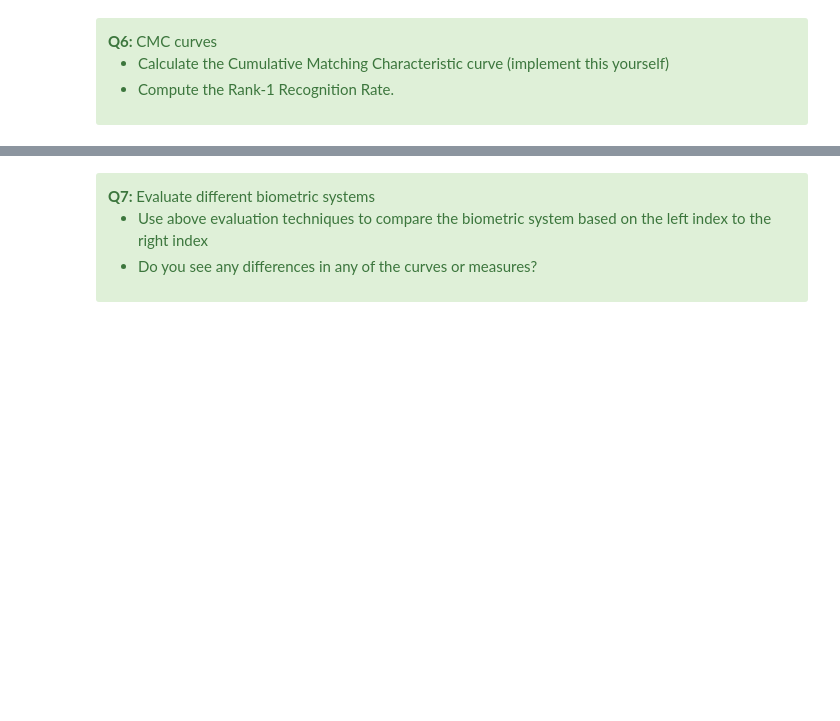
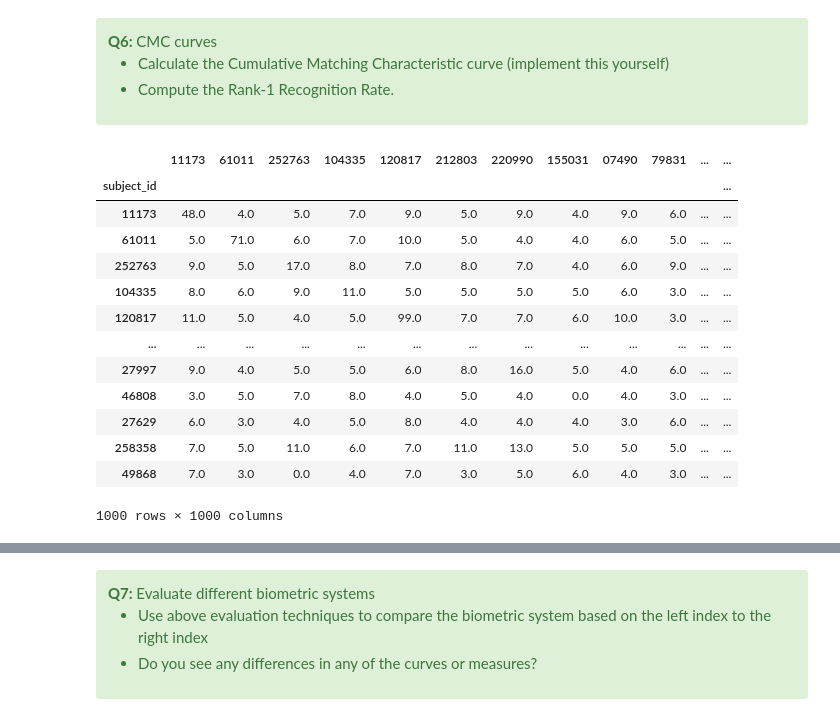
Before and after one commit to haroldsnyers/biometrics, a Jupyter notebook: Assignment1/assignment_1_2022.ipynb, the cells around one changed output, grey strips where cells are left out. Saved outputs shown, nothing was run; the diff lists cells and outputs as text; code cells hidden in the pictures; blank space fills up the shorter version.

```diff
--- a/Assignment1/assignment_1_2022.ipynb
+++ b/Assignment1/assignment_1_2022.ipynb
@@ -577,0 +571,17 @@ print(sim_mtx.shape)
+# %%
+li_similarity_matrix
+# %% [output]
+|  | 11173 | 61011 | 252763 | 104335 | 120817 | 212803 | 220990 | 155031 | 07490 | 79831 | ... | ... |
+| subject_id |  |  |  |  |  |  |  |  |  |  |  | ... |
+| 11173 | 48.0 | 4.0 | 5.0 | 7.0 | 9.0 | 5.0 | 9.0 | 4.0 | 9.0 | 6.0 | ... | ... |
+| 61011 | 5.0 | 71.0 | 6.0 | 7.0 | 10.0 | 5.0 | 4.0 | 4.0 | 6.0 | 5.0 | ... | ... |
+| 252763 | 9.0 | 5.0 | 17.0 | 8.0 | 7.0 | 8.0 | 7.0 | 4.0 | 6.0 | 9.0 | ... | ... |
+| 104335 | 8.0 | 6.0 | 9.0 | 11.0 | 5.0 | 5.0 | 5.0 | 5.0 | 6.0 | 3.0 | ... | ... |
+| 120817 | 11.0 | 5.0 | 4.0 | 5.0 | 99.0 | 7.0 | 7.0 | 6.0 | 10.0 | 3.0 | ... | ... |
+| ... | ... | ... | ... | ... | ... | ... | ... | ... | ... | ... | ... | ... |
+| 27997 | 9.0 | 4.0 | 5.0 | 5.0 | 6.0 | 8.0 | 16.0 | 5.0 | 4.0 | 6.0 | ... | ... |
+| 46808 | 3.0 | 5.0 | 7.0 | 8.0 | 4.0 | 5.0 | 4.0 | 0.0 | 4.0 | 3.0 | ... | ... |
+| 27629 | 6.0 | 3.0 | 4.0 | 5.0 | 8.0 | 4.0 | 4.0 | 4.0 | 3.0 | 6.0 | ... | ... |
+| 258358 | 7.0 | 5.0 | 11.0 | 6.0 | 7.0 | 11.0 | 13.0 | 5.0 | 5.0 | 5.0 | ... | ... |
+| 49868 | 7.0 | 3.0 | 0.0 | 4.0 | 7.0 | 3.0 | 5.0 | 6.0 | 4.0 | 3.0 | ... | ... |
+1000 rows × 1000 columns
```
Also changed, not shown: parts of 18 cells of this notebook, 9 other files.
